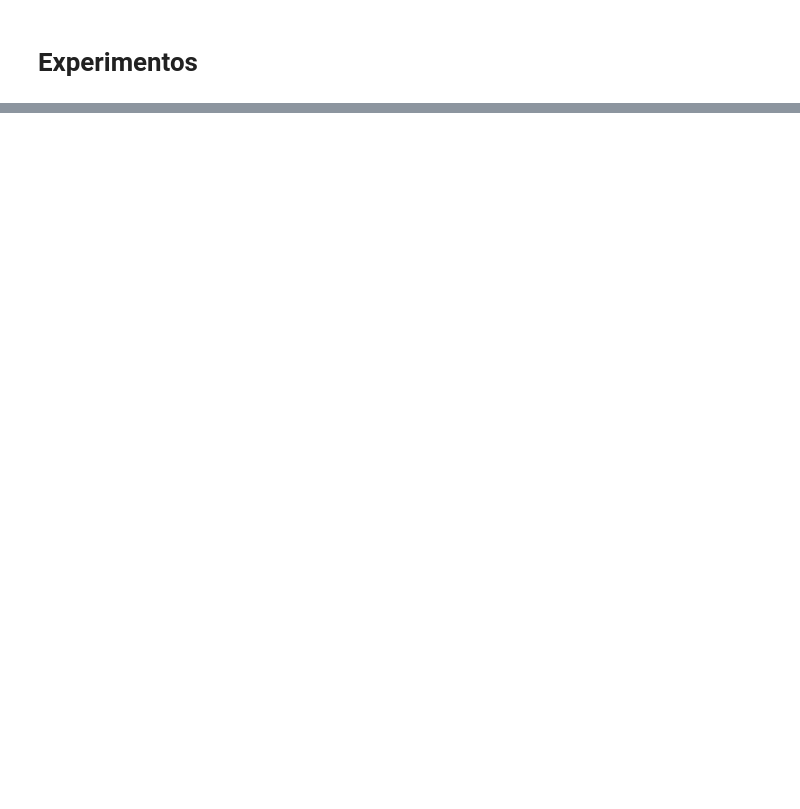
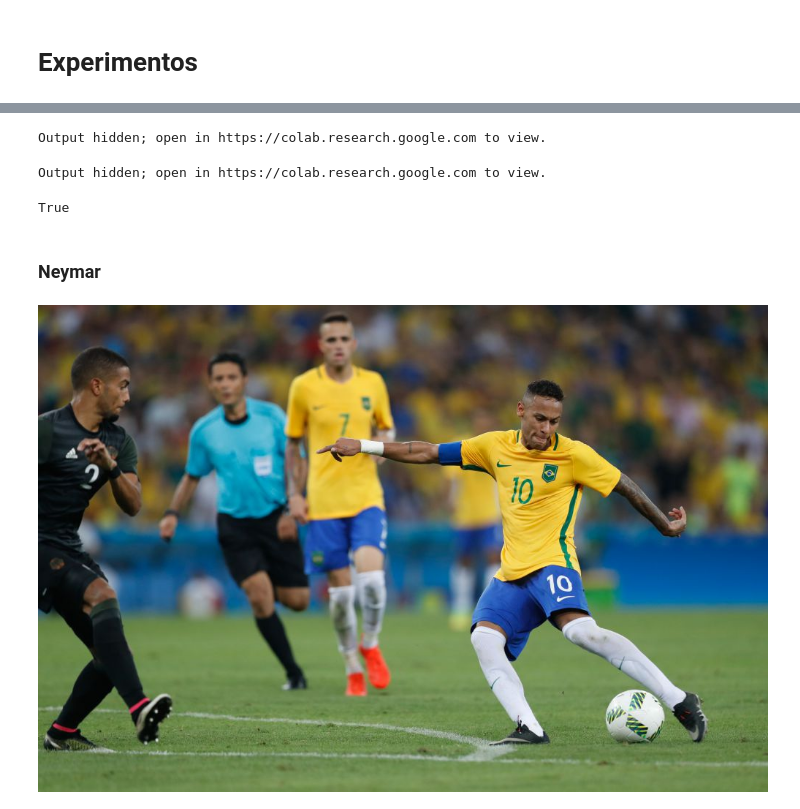
Before and after one commit to jytaloramon/vc-2023-object-detection, a Jupyter notebook: object-detection-colab.ipynb, the cells around one changed output, grey strips where cells are left out. Cells and saved outputs as stored; diff of their text form; code cells hidden in the pictures; blank space fills up the shorter version.

Commit message:
update colab file

```diff
--- a/object-detection-colab.ipynb
+++ b/object-detection-colab.ipynb
@@ -349,0 +524,26 @@ plt.imshow(cv2.cvtColor(img_mod, cv2.COLOR_BGR2RGB))
+# %%
+cv2_imshow(img_car)
+# %% [output]
+Output hidden; open in https://colab.research.google.com to view.
+# %%
+img_car_mod_common = builder_common.get_new_matrix(frame_car)
+
+cv2_imshow(img_car_mod_common)
+# %% [output]
+Output hidden; open in https://colab.research.google.com to view.
+# %%
+# Save
+
+cv2.imwrite(f'{dir_test_output}/car-common.png', img_car_mod_common)
+# %% [output]
+True
+# %% [markdown]
+### Neymar
+# %%
+img_futebol = cv2.imread(f'{dir_test_name}/futebol.jpg')
+
+frame_futebol = tf_network_model.detect_objects(img_futebol, threshold)
+# %%
+cv2_imshow(img_futebol)
+# %% [output]
+[figure, added]
```
Also changed, not shown: parts of 65 cells of this notebook.
